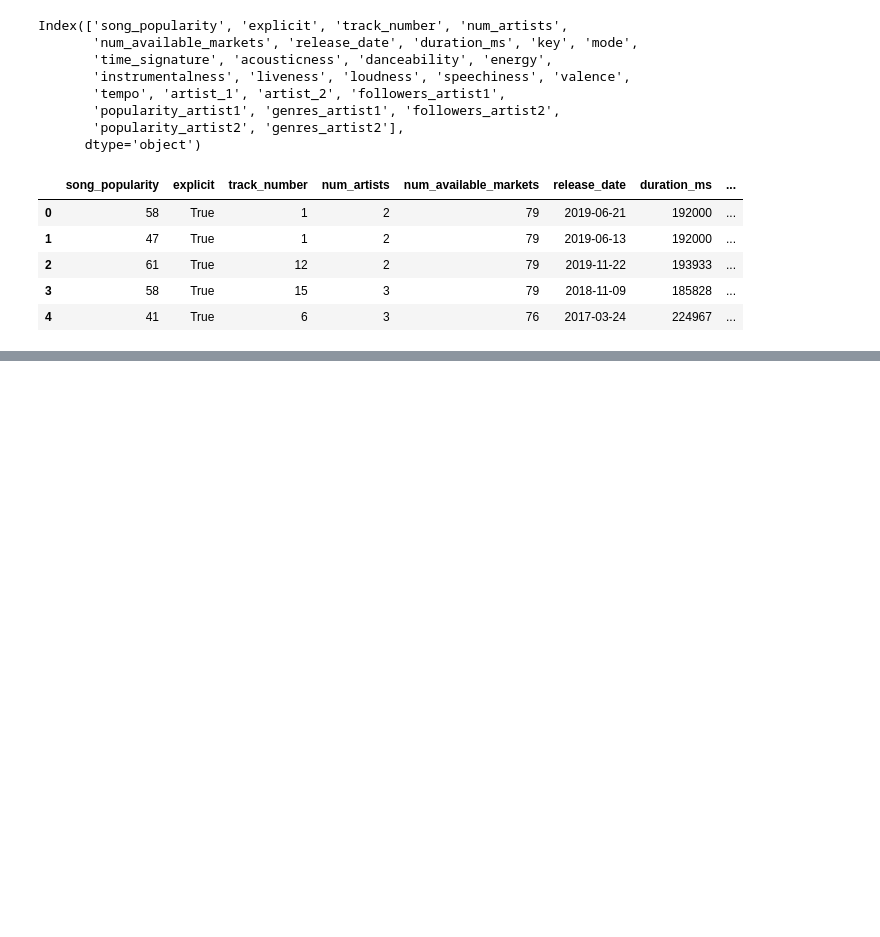
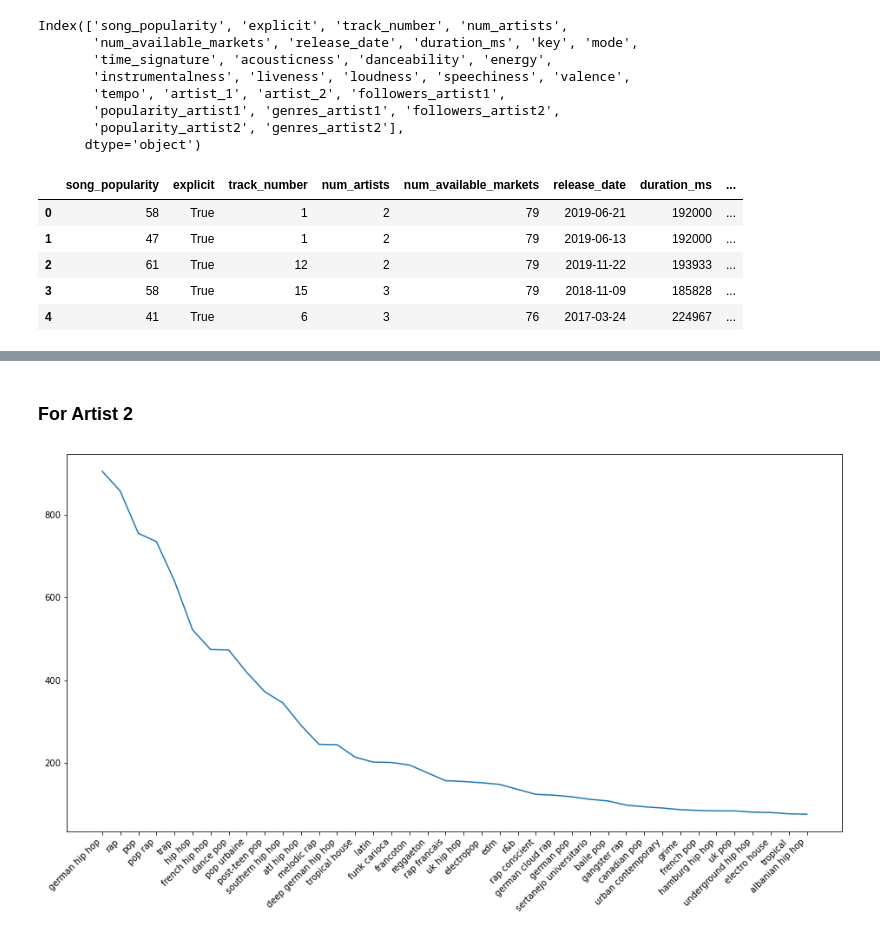
Before and after one commit to anushkavp/Music-Collaboration-Analysis, a Jupyter notebook: Preprocessing.ipynb, the cells around one changed output, grey strips where cells are left out. Saved outputs shown, nothing was run; the diff lists cells and outputs as text; code cells hidden in the pictures; blank space fills up the shorter version.

```diff
--- a/Preprocessing.ipynb
+++ b/Preprocessing.ipynb
@@ -461,0 +635,14 @@ merged_df_with_artist2.shape
+# %%
+# Step 2: Identify top 10 genres and categorize the rest as "Others"
+top_genres = [genre for genre, count in sorted(genre_counts.items(), key=lambda x: x[1], reverse=True)[:16]]
+cat_preprocessing_df['top_genres'] = cat_preprocessing_df['genres_artist1'].apply(lambda x: [genre if genre in top_genres else 'Others' for genre in x])
+
+# Step 3: One-hot encoding using MultiLabelBinarizer
+mlb = MultiLabelBinarizer()
+one_hot_encoded = mlb.fit_transform(cat_preprocessing_df['top_genres'])
+one_hot_encoded_df = pd.DataFrame(one_hot_encoded, columns="artist1_"+mlb.classes_)
+
+# Combine the one-hot encoded data with the original DataFrame
+cat_preprocessing_df = pd.concat([cat_preprocessing_df, one_hot_encoded_df], axis=1)
+
+cat_preprocessing_df
@@ -461,0 +663,23 @@ merged_df_with_artist2.shape
+# %% [markdown]
+### For Artist 2
+# %%
+genre_counts = {}
+for genres_list in cat_preprocessing_df['genres_artist2']:
+    for genre in genres_list:
+        genre_counts[genre] = genre_counts.get(genre, 0) + 1
+# %%
+# printing value counts of genre_list of artist 1 to determine how many genres to take
+a1_sorted_keys = sorted(genre_counts, key=genre_counts.get, reverse=True)
+import matplotlib.pyplot as plt
+d={}
+for r in a1_sorted_keys:
+    d[r]=genre_counts[r]
+d_out = dict(list(d.items())[0: 40])
+plt.figure(figsize=(16,8))
+plt.plot(list(d_out.keys()), list(d_out.values()))
+plt.xticks(rotation=45, ha='right')
+plt.show()
+# decided to take the first 15 values, becuase after that the count reduces drastically and remains stagnant.
+# All the other values will be marked as "Others"
+# %% [output]
+[figure, added]
```
Also changed, not shown: parts of 56 cells of this notebook, 2 other files.
